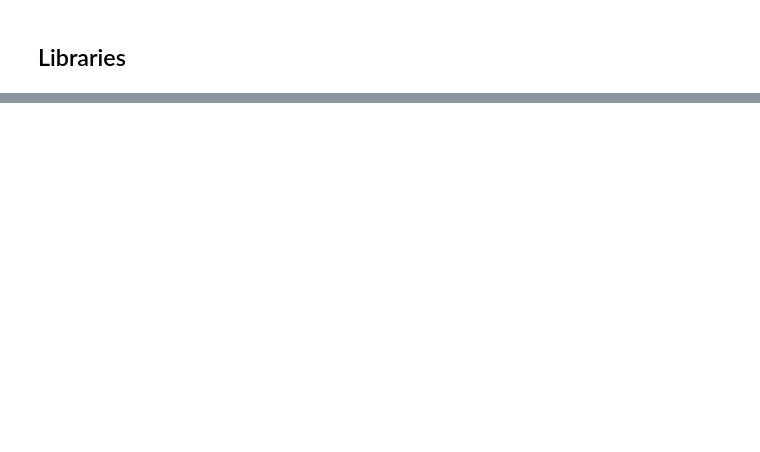
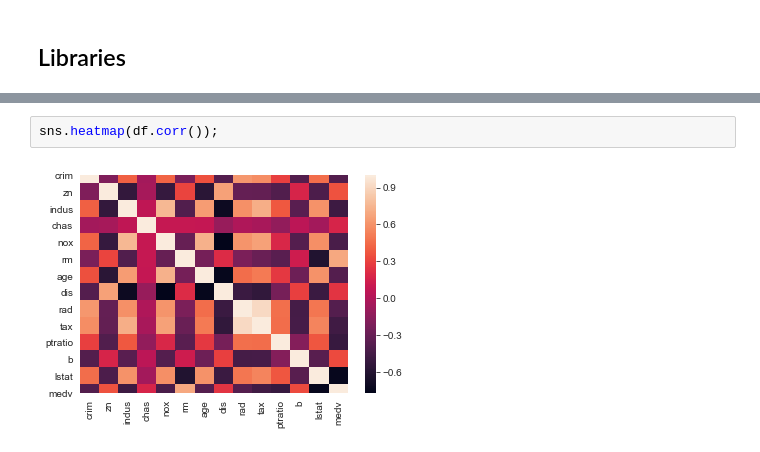
Before and after one commit to jprinfret/boston_housing_data, a Jupyter notebook: boston_housing_market_price.ipynb, the cells around one changed output, grey strips where cells are left out. Drawn from its saved outputs; the diff is of its cells as text; blank space fills up the shorter version.

Commit message:
added corr

```diff
--- a/boston_housing_market_price.ipynb
+++ b/boston_housing_market_price.ipynb
@@ -75,0 +76,4 @@ df.hist(figsize=(20,8));
+# %%
+sns.heatmap(df.corr());
+# %% [output]
+[figure, added]
```
Also changed, not shown: parts of 12 cells of this notebook.
